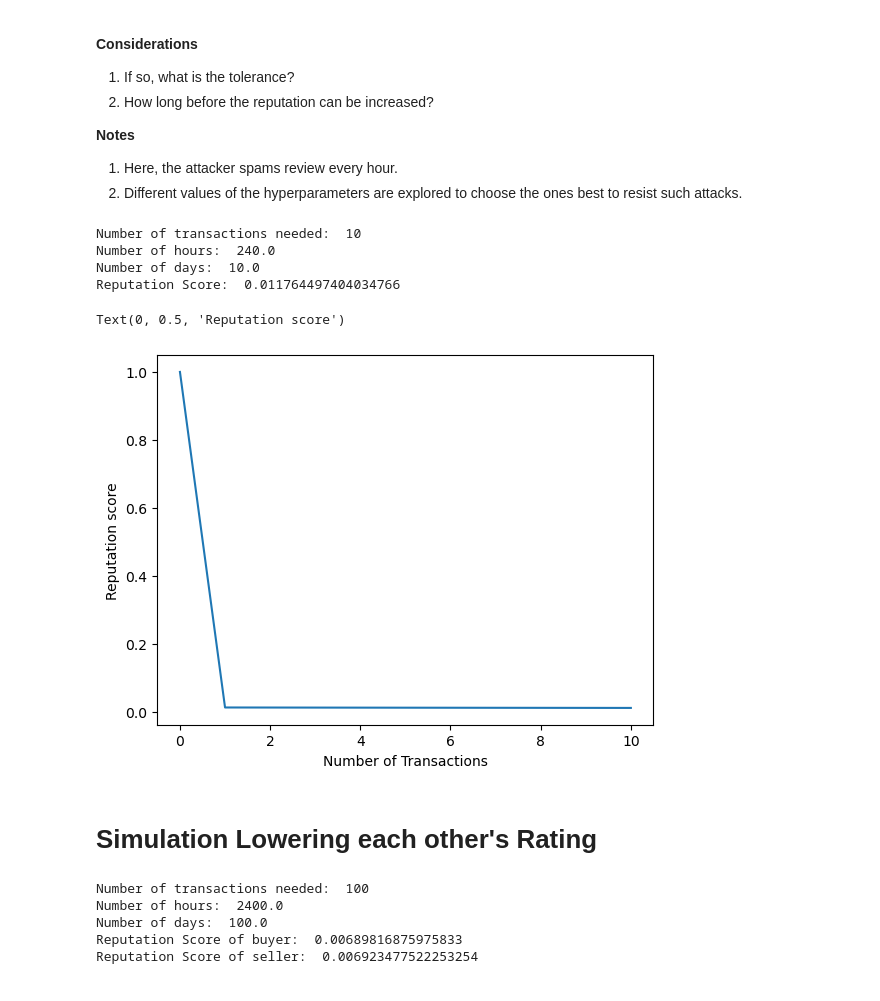
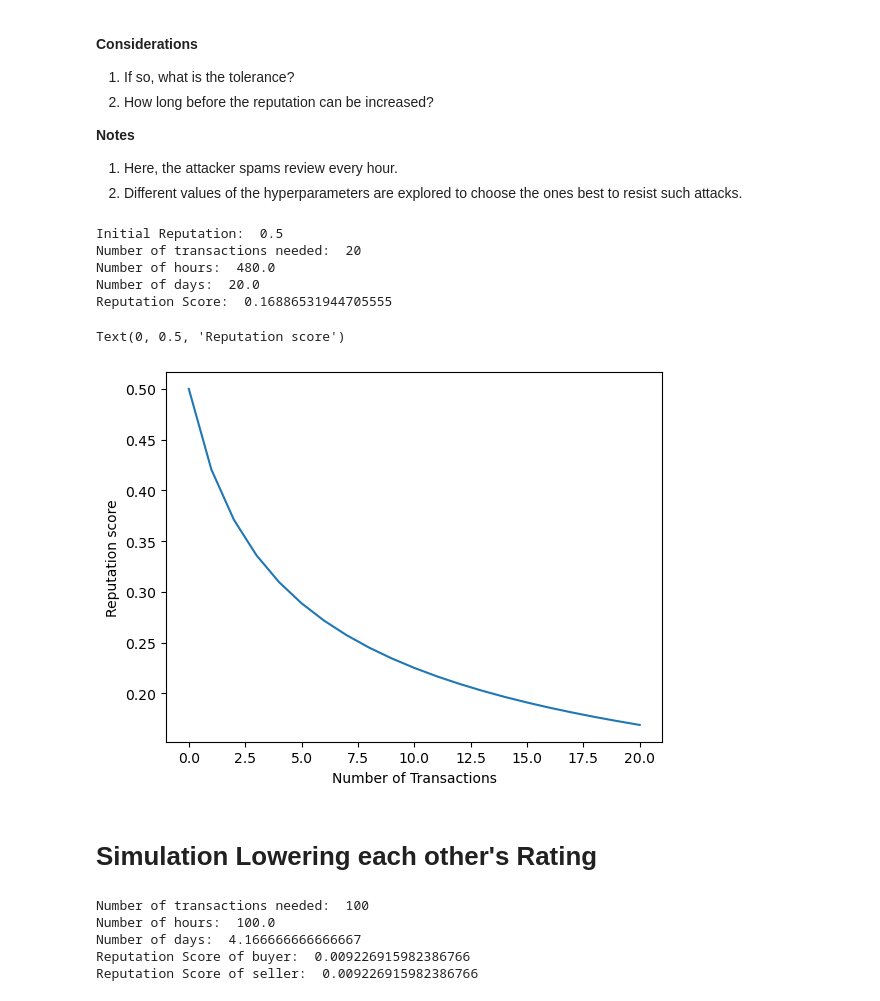
Before and after one commit to S-Samiksha/Reputation_Mechanism_Simulations, a Jupyter notebook: Simulations/Research_Paper_simulation.ipynb, the cells around one changed output. Drawn from its saved outputs; the diff is of its cells as text; code cells hidden in the pictures.

```diff
--- a/Simulations/Research_Paper_simulation.ipynb
+++ b/Simulations/Research_Paper_simulation.ipynb
@@ -34,23 +34,24 @@ def calculate_reputation(rating, price, transactiontime, prev_reputation, sum_P,
 2. Different values of the hyperparameters are explored to choose the ones best to resist such attacks.
 # %%
 #declaring first time user parameters
-user_sum_p = 1.0
-user_sum_n = 1.0
+user_sum_p = 100.0
+user_sum_n = 100.0
 #if S+ and S- are set to 1 and 0 respectively, we know that the reputation score starts at 1.0
 user_rep = user_sum_p/(user_sum_p+user_sum_n)
+repList = []
+repList.append(user_rep)
 price=2322070000000000.0 #5USD
 # price = 443866700000000000.0 #1000USD
 # price = 1000000000000000000.0 #2k USD
 # total_time_passed = 0.0
-time_difference = 1.0
+time_difference = 24.0
 total_time_passed = 0.0
 
-repList = []
-repList.append(1.0)
+
 
 count = 0
 
-while user_rep <= 0.99999 and user_rep>0.0 and count<10000:
+while user_rep <= 0.99 and user_rep>0.0 and count<10000:
         user_rep, user_sum_p, user_sum_n = calculate_reputation(5, price, time_difference, user_rep, user_sum_p, user_sum_n)
         repList.append(user_rep)
         total_time_passed += time_difference
@@ -128,47 +129,48 @@ Text(0.5, 0, 'Initial Negative Ratings')
 2. Different values of the hyperparameters are explored to choose the ones best to resist such attacks.
 # %%
 #declaring first time user parameters
-user_sum_p = 1.0
-user_sum_n = 0.0
+user_sum_p = 100.0
+user_sum_n = 100.0
 #if S+ and S- are set to 1 and 0 respectively, we know that the reputation score starts at 1.0
-user_rep = 1.0
+user_rep = user_sum_p/(user_sum_p+user_sum_n)
+print("Initial Reputation: ", user_rep)
+repList=[]
+repList.append(user_rep)
 price=2322070000000000.0 #5USD
 # price = 443866700000000000.0 #1000USD
 # price = 1000000000000000000.0 #2k USD
 # total_time_passed = 0.0
 time_difference = 24.0
 total_time_passed = 0.0
 
-repList = []
-repList.append(1.0)
-
 count = 0
 
-while user_rep <= 1.0 and user_rep>0.0 and count<10:
+while user_rep <= 1.0 and user_rep>0.0 and count<20:
         user_rep, user_sum_p, user_sum_n = calculate_reputation(-1, price, time_difference, user_rep, user_sum_p, user_sum_n)
         repList.append(user_rep)
         total_time_passed += time_difference
         count += 1
 
 
 print("Number of transactions needed: ", len(repList)-1)
 print("Number of hours: ",(total_time_passed))
 print("Number of days: ", (total_time_passed)/24)
 print("Reputation Score: ", user_rep)
 
 
 x = [i for i in range(len(repList))]
 y = repList
 plt.plot(x,y)
 plt.xlabel("Number of Transactions")
 plt.ylabel("Reputation score")
 # %% [output]
-Number of transactions needed:  10
-Number of hours:  240.0
-Number of days:  10.0
-Reputation Score:  0.011764497404034766
+Initial Reputation:  0.5
+Number of transactions needed:  20
+Number of hours:  480.0
+Number of days:  20.0
+Reputation Score:  0.16886531944705555
 Text(0, 0.5, 'Reputation score')
-[figure, old version]
+[figure, new version]
 # %% [markdown]
 # Simulation Lowering each other's Rating
 # %%
@@ -176,23 +178,21 @@ Text(0, 0.5, 'Reputation score')
 buyer_sum_p = 1.0
 buyer_sum_n = 1.0
 #if S+ and S- are set to 1 and 0 respectively, we know that the reputation score starts at 1.0
-buyer_rep = 1.0
+buyer_rep = buyer_sum_p/(buyer_sum_p+buyer_sum_n)
 
 seller_sum_p = 1.0
-seller_sum_n = 0.0
+seller_sum_n = 1.0
 #if S+ and S- are set to 1 and 0 respectively, we know that the reputation score starts at 1.0
-seller_rep = 1.0
+seller_rep = seller_sum_p/(seller_sum_p+seller_sum_n)
 price=2322070000000000.0 #5USD
-# price = 443866700000000000.0 #1000USD
-# price = 1000000000000000000.0 #2k USD
 # total_time_passed = 0.0
-time_difference = 24.0
+time_difference = 1.0
 total_time_passed = 0.0
 
 buyer_repList = []
-buyer_repList.append(1.0)
+buyer_repList.append(buyer_sum_p/(buyer_sum_p+buyer_sum_n))
 seller_repList = []
-seller_repList.append(1.0)
+seller_repList.append(seller_sum_p/(seller_sum_p+seller_sum_n))
 
 count = 0
 
@@ -213,10 +213,10 @@ print("Reputation Score of buyer: ", buyer_rep)
 print("Reputation Score of seller: ", seller_rep)
 # %% [output]
 Number of transactions needed:  100
-Number of hours:  2400.0
-Number of days:  100.0
-Reputation Score of buyer:  0.00689816875975833
-Reputation Score of seller:  0.006923477522253254
+Number of hours:  100.0
+Number of days:  4.166666666666667
+Reputation Score of buyer:  0.009226915982386766
+Reputation Score of seller:  0.009226915982386766
 # %%
 x = [i for i in range(len(buyer_repList))]
 y = buyer_repList
```
Also changed, not shown: parts of 3 cells of this notebook, 9 other files.
